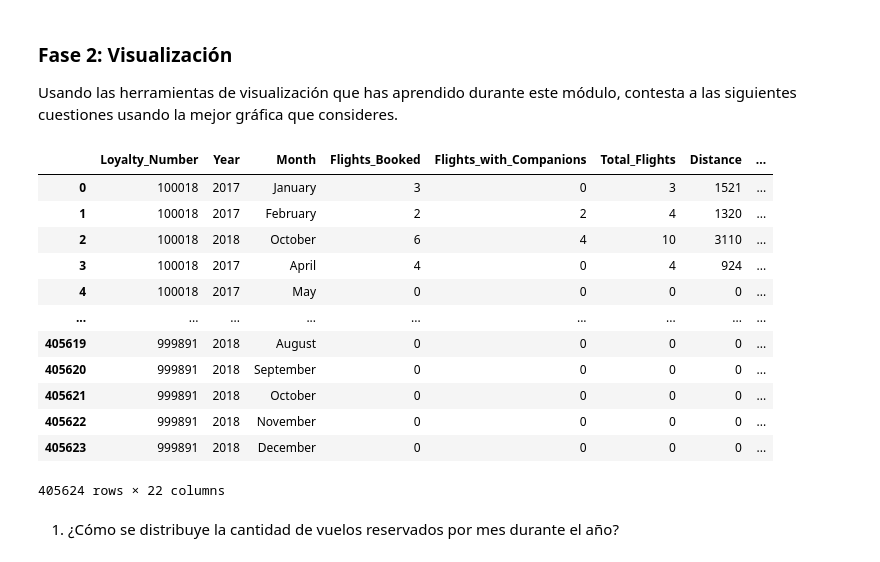
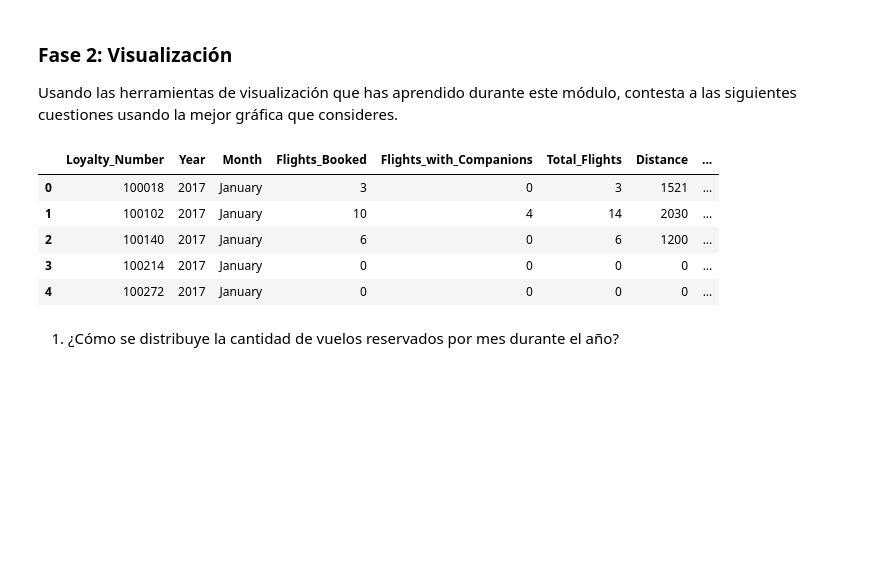
Before and after one commit to Adalab/bda-modulo-3-evaluacion-final-TaniaGraff, a Jupyter notebook: fase2_visualizacion.ipynb, the cells around one changed output. Cells and saved outputs as stored; diff of their text form; code cells hidden in the pictures; blank space fills up the shorter version.

```diff
--- a/fase2_visualizacion.ipynb
+++ b/fase2_visualizacion.ipynb
@@ -18,22 +18,15 @@ pd.set_option('display.max_columns', None)
 # %%
 #Abro el csv CLIENTES.
 archivo_csv = '/Users/Tania_1/Desktop/ADALAB/MODULO_3/bda-modulo-3-evaluacion-final-TaniaGraff/data/output_data/customer_combined.csv'
 df = pd.read_csv(archivo_csv)
-df
+df.head()
 # %% [output]
 |  | Loyalty_Number | Year | Month | Flights_Booked | Flights_with_Companions | Total_Flights | Distance | ... |
 | 0 | 100018 | 2017 | January | 3 | 0 | 3 | 1521 | ... |
-| 1 | 100018 | 2017 | February | 2 | 2 | 4 | 1320 | ... |
-| 2 | 100018 | 2018 | October | 6 | 4 | 10 | 3110 | ... |
-| 3 | 100018 | 2017 | April | 4 | 0 | 4 | 924 | ... |
-| 4 | 100018 | 2017 | May | 0 | 0 | 0 | 0 | ... |
-| ... | ... | ... | ... | ... | ... | ... | ... | ... |
-| 405619 | 999891 | 2018 | August | 0 | 0 | 0 | 0 | ... |
-| 405620 | 999891 | 2018 | September | 0 | 0 | 0 | 0 | ... |
-| 405621 | 999891 | 2018 | October | 0 | 0 | 0 | 0 | ... |
-| 405622 | 999891 | 2018 | November | 0 | 0 | 0 | 0 | ... |
-| 405623 | 999891 | 2018 | December | 0 | 0 | 0 | 0 | ... |
+| 1 | 100102 | 2017 | January | 10 | 4 | 14 | 2030 | ... |
+| 2 | 100140 | 2017 | January | 6 | 0 | 6 | 1200 | ... |
+| 3 | 100214 | 2017 | January | 0 | 0 | 0 | 0 | ... |
+| 4 | 100272 | 2017 | January | 0 | 0 | 0 | 0 | ... |
-405624 rows × 22 columns
 # %% [markdown]
 1. ¿Cómo se distribuye la cantidad de vuelos reservados por mes durante el año?
 # %%
```
Also changed, not shown: parts of 6 cells of this notebook.
